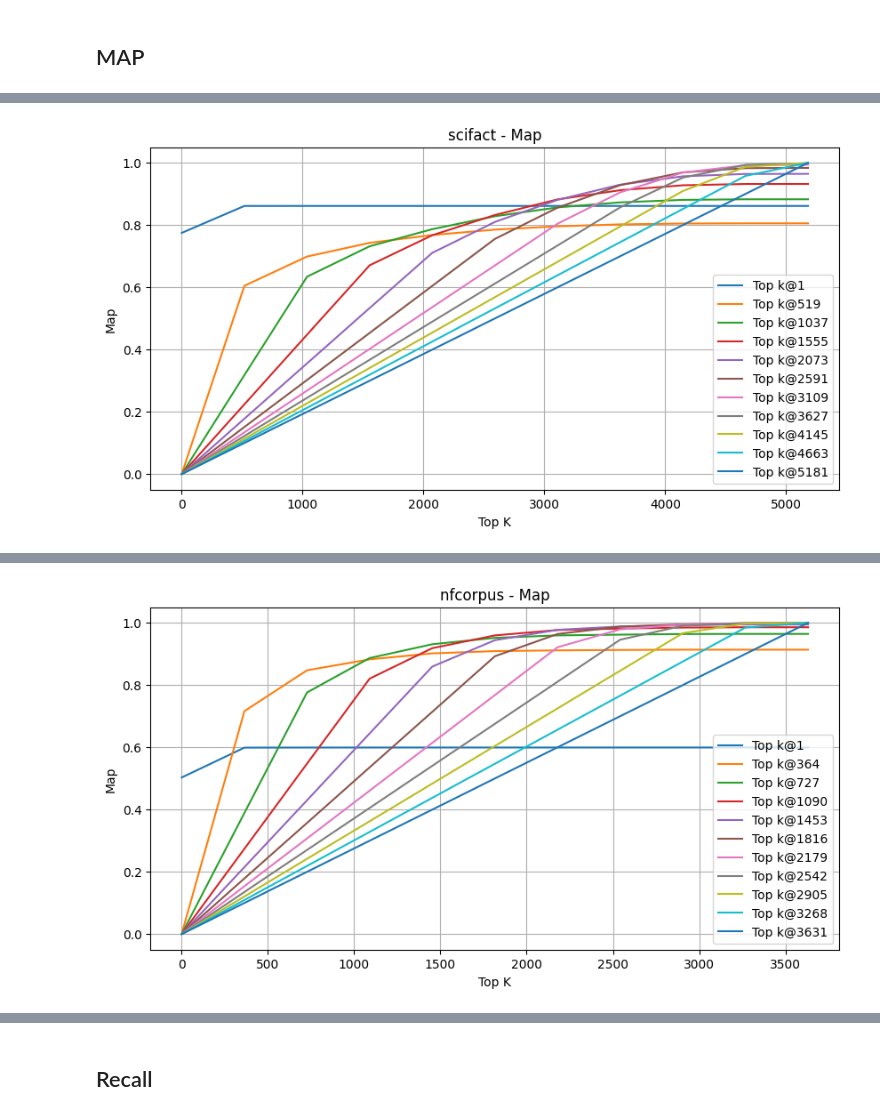
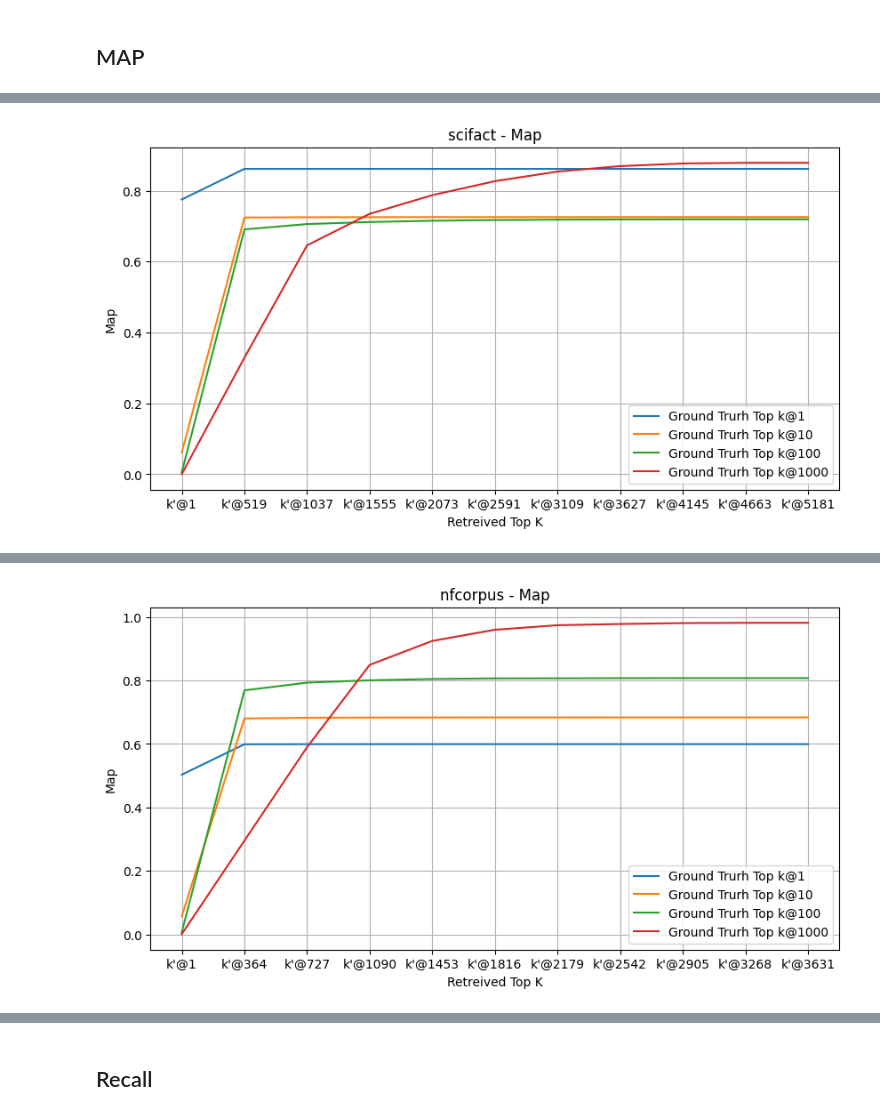
Before and after one commit to zuliani99/Sparse-Dense_Retrieval, a Jupyter notebook: Sparse_Dense_Retrieval.ipynb, the cells around one changed output, grey strips where cells are left out. Cells and saved outputs as stored; diff of their text form; code cells hidden in the pictures.

Commit message:
Update Sparse_Dense_Retrieval.ipynb
added comments + fixed plots

```diff
--- a/Sparse_Dense_Retrieval.ipynb
+++ b/Sparse_Dense_Retrieval.ipynb
@@ -162,5 +181,11 @@ def embeddings(model, corpus, queries, qrels, k_values):
 # %%
 def print_res(score_dict):
+  '''
+  PURPOSE: print the score results of the retreived embedding
+  ARGUMENTS:
+    - score_dict: dictionary containing the score
+  RETRUN: None
+  '''
   for score, res in score_dict.items():
     print(score)
     for k, r in res.items():
@@ -392,18 +519,30 @@ for (dataset, merged_elem), (_, g_truth_elem) in zip(datasets_merged_top_k_vecto
 import matplotlib.pyplot as plt
 from google.colab import widgets
 
-def print_scores(datasets, datasets_results_evaluate_top_k, score):
+def print_graph_scores(datasets, res_evaluate_top_k_prime, str_score):
+  '''
+  PURPOSE: print the graph with the relative scores of the top k_prime respect the top k
+  ARGUMENTS:
+    - datasets: list of dataset names
+    - res_evaluate_top_k_prime: dictionary of
+    - str_score: score string
+  RETURN: None
+  '''
 
-  tb = widgets.TabBar([f'{dataset} - {score.capitalize()}' for dataset in datasets])
+  tb = widgets.TabBar([f'{dataset} - {str_score.capitalize()}' for dataset in datasets])
 
   for id_r, dataset in enumerate(datasets):
     with tb.output_to(id_r, select=(i == 0)):
       plt.figure(figsize=(10,5))
-      for k, scores in datasets_results_evaluate_top_k[dataset].items():
-        plot, = plt.plot(k_values[dataset], list(scores[score].values()), label=f'Top k@{k}')
-      plt.xlabel('Top K')
-      plt.ylabel(score.capitalize())
-      plt.title(f'{dataset} - {score.capitalize()}')
+      for k, scores in res_evaluate_top_k_prime[dataset].items():
+        plot, = plt.plot(k_prime_values[dataset], list(scores[str_score].values()), label=f'Ground Trurh Top k@{k}')
+
+        my_xticks = [f"k'@{k}" for k in k_prime_values[dataset]]
+        plt.xticks(k_prime_values[dataset], my_xticks)
+
+      plt.xlabel('Retreived Top K')
+      plt.ylabel(str_score.capitalize())
+      plt.title(f'{dataset} - {str_score.capitalize()}')
       plt.legend()
       plt.grid(True)
       plt.show()
@@ -428,20 +567,20 @@ print_scores(datasets, datasets_results_evaluate_top_k, 'ndcg')
 # %% [markdown]
 ## MAP
 # %%
-print_scores(datasets, datasets_results_evaluate_top_k, 'map')
+print_graph_scores(datasets, res_evaluate_top_k_prime, 'map')
 # %% [output]
 [interactive output not drawn]
 [interactive output not drawn]
 [interactive output not drawn]
 [interactive output not drawn]
 [interactive output not drawn]
 [interactive output not drawn]
-[figure, old version]
+[figure, new version]
 [interactive output not drawn]
 [interactive output not drawn]
 [interactive output not drawn]
 [interactive output not drawn]
-[figure, old version]
+[figure, new version]
 [interactive output not drawn]
 # %% [markdown]
 ## Recall
```
Also changed, not shown: parts of 13 cells of this notebook.
